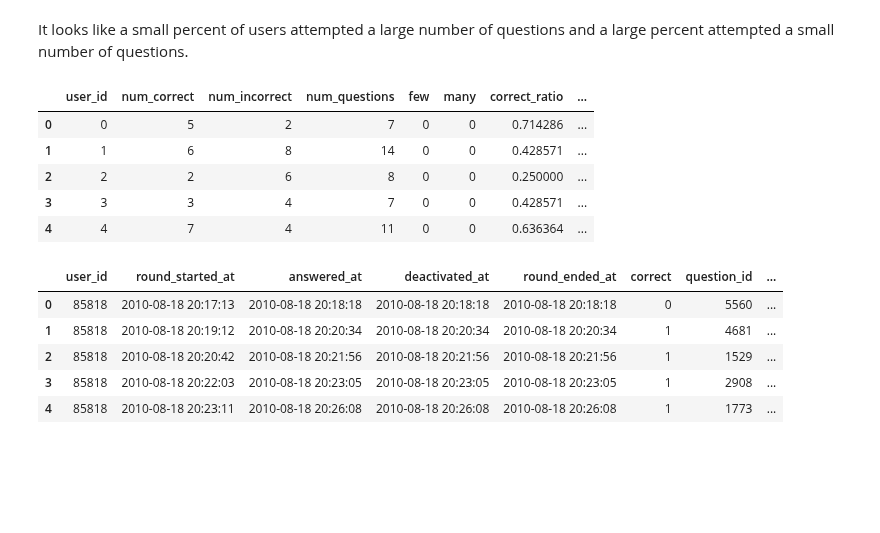
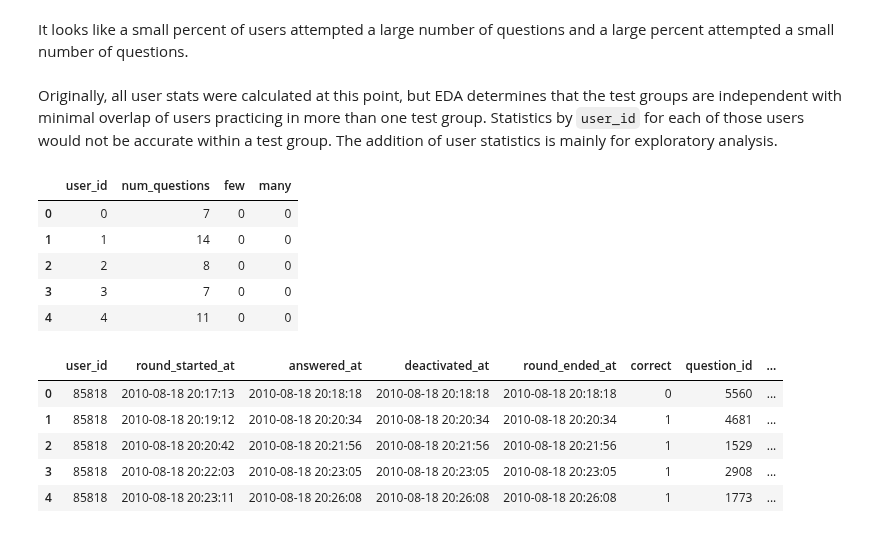
Before and after one commit to oserttas-math/predicting_assessment_mastery, a Jupyter notebook: notebooks/initial_data_exploration.ipynb, the cells around one changed output. Drawn from its saved outputs; the diff is of its cells as text; code cells hidden in the pictures; blank space fills up the shorter version.

```diff
--- a/notebooks/initial_data_exploration.ipynb
+++ b/notebooks/initial_data_exploration.ipynb
@@ -602,57 +602,25 @@ plt.savefig('../reports/figures/initial_data_exploration/questions_per_user.png'
 [figure]
 # %% [markdown]
 It looks like a small percent of users attempted a large number of questions and a large percent attempted a small number of questions.
-# %%
-# Save the total number of entries per user in the 'correct' column:
-num_questions = df.groupby('user_id')['correct'].count()
-
-# Save the total number of correct entries per user in the 'correct' column;
-# values are 0 (incorrect) and 1 (correct), so a sum of values in the column will do:
-num_correct = df.groupby('user_id')['correct'].sum()
-
-# Save the total number of incorrect entries per user by subracting correct from total:
-num_incorrect = num_questions.subtract(num_correct)
-
-# Save the ratio of correct answers per user, dividing by total:
-correct_ratio = num_correct/num_questions
-
-
-# Get and save the sum of each user's round duration:
-user_time = df.groupby('user_id')['round_duration'].sum()
-
-# Calculate and save the mean round duration per user:
-round_duration_avg = user_time/num_questions
-
-
-# Build and save the dictionary to look at user data:
-new_data = {
-    'num_questions': num_questions,
-    'num_correct': num_correct,
-    'num_incorrect': num_incorrect,
-    'correct_ratio': correct_ratio,
-    'round_duration_avg': round_duration_avg
-}
-
-# Build dataframe from new_data dictionary:
-user_stats = pd.DataFrame(new_data)
-
-
-user_stats['few'] = np.where(user_stats.num_questions < 6, 1, 0)
-user_stats['many'] = np.where(user_stats.num_questions > 4000, 1, 0)
-
-user_stats['fast_avg'] = np.where(user_stats.round_duration_avg < '5seconds', 1, 0)
-user_stats['slow_avg'] = np.where(user_stats.round_duration_avg > '10minutes', 1, 0)
-
-# Reorder the columns:
-user_stats = user_stats[['num_correct', 'num_incorrect', 'num_questions', 'few', 'many', 'correct_ratio', 'round_duration_avg', 'slow_avg', 'fast_avg']]
-
-user_stats = user_stats.reset_index(drop=False)
-user_stats = user_stats.rename(columns = {'index':'user_id'})
-user_stats.head()
-# %% [output]
-|  | user_id | num_correct | num_incorrect | num_questions | few | many | correct_ratio | ... |
-| 0 | 0 | 5 | 2 | 7 | 0 | 0 | 0.714286 | ... |
-| 1 | 1 | 6 | 8 | 14 | 0 | 0 | 0.428571 | ... |
-| 2 | 2 | 2 | 6 | 8 | 0 | 0 | 0.250000 | ... |
-| 3 | 3 | 3 | 4 | 7 | 0 | 0 | 0.428571 | ... |
-| 4 | 4 | 7 | 4 | 11 | 0 | 0 | 0.636364 | ... |
+# %% [markdown]
+Originally, all user stats were calculated at this point, but EDA determines that the test groups are independent with minimal overlap of users practicing in more than one test group. Statistics by `user_id` for each of those users would not be accurate within a test group. The addition of user statistics is mainly for exploratory analysis.
+# %%
+# Build dataframe from new_data dictionary:
+user_stats = pd.DataFrame({'num_questions': df.groupby('user_id')['question_id'].count()})
+
+user_stats['few'] = np.where(user_stats.num_questions < 6, 1, 0)
+user_stats['many'] = np.where(user_stats.num_questions > 4000, 1, 0)
+
+# Reorder the columns:
+user_stats = user_stats[['num_questions', 'few', 'many']]
+
+user_stats = user_stats.reset_index(drop=False)
+user_stats = user_stats.rename(columns = {'index':'user_id'})
+user_stats.head()
+# %% [output]
+|  | user_id | num_questions | few | many |
+| 0 | 0 | 7 | 0 | 0 |
+| 1 | 1 | 14 | 0 | 0 |
+| 2 | 2 | 8 | 0 | 0 |
+| 3 | 3 | 7 | 0 | 0 |
+| 4 | 4 | 11 | 0 | 0 |
```
Also changed, not shown: parts of 12 cells of this notebook.
